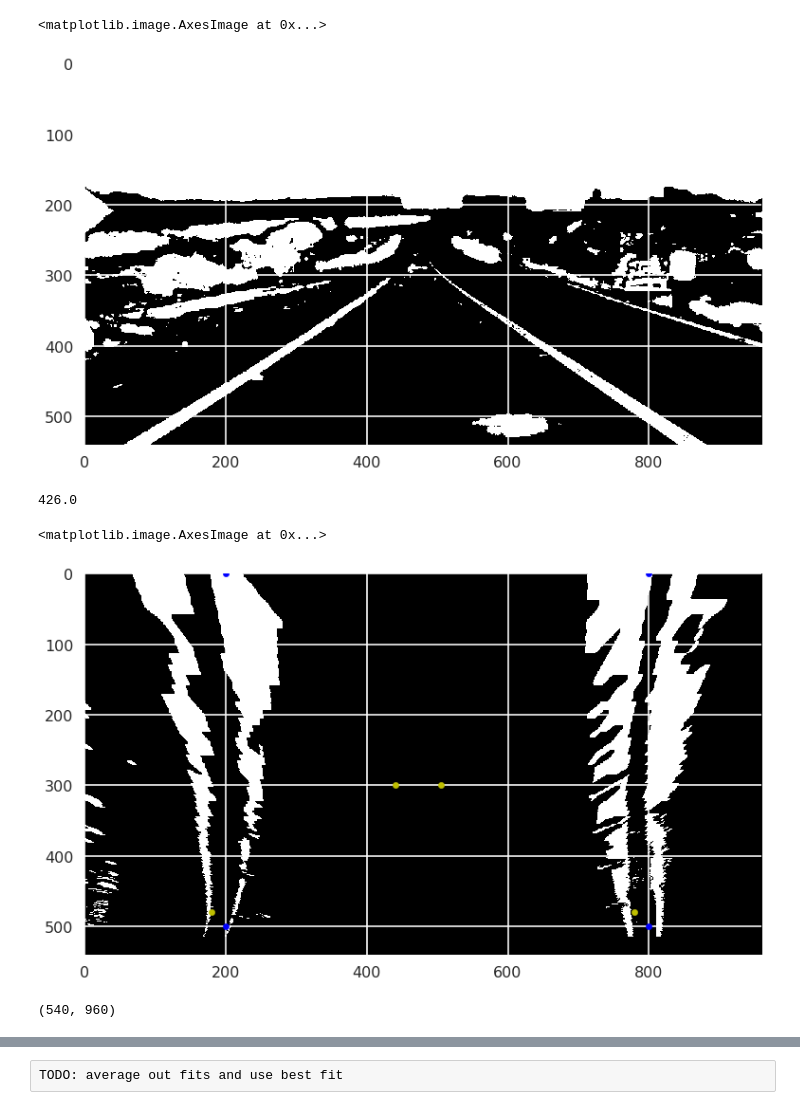
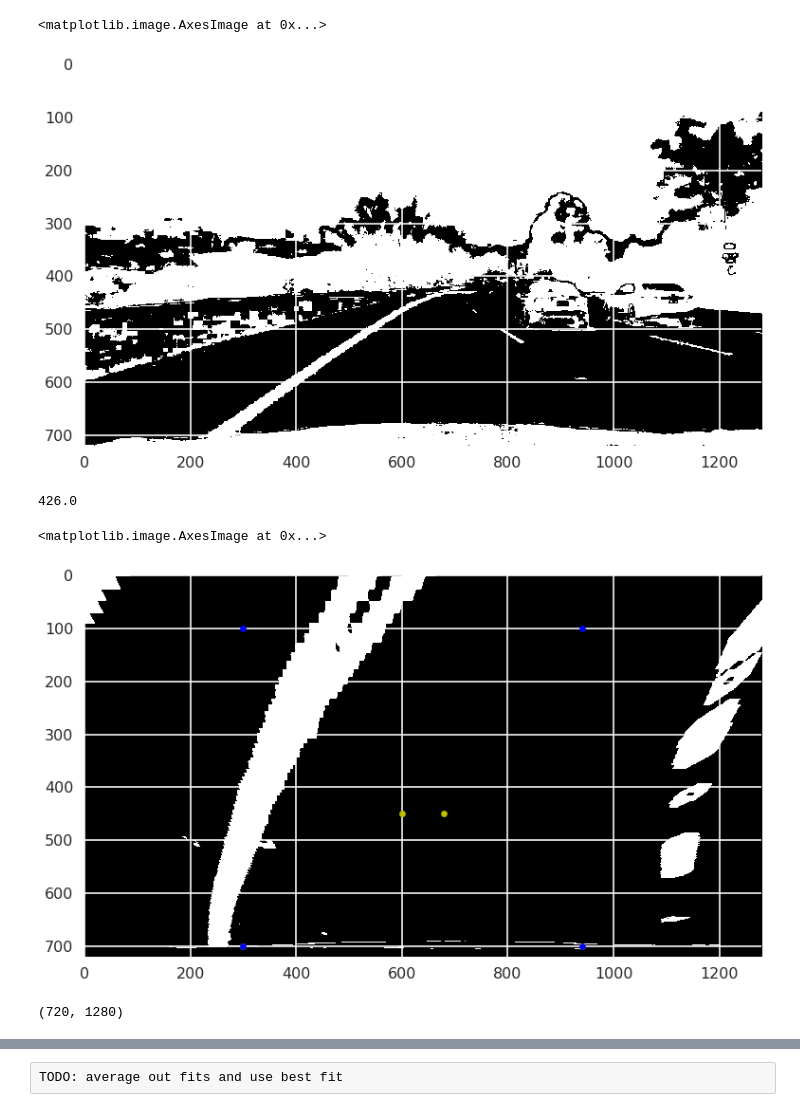
Before and after one commit to DrClick/SDC, a Jupyter notebook: sdc/project_4/cnd-all/project_pipeline.ipynb, the cells around one changed output, grey strips where cells are left out. Drawn from its saved outputs; the diff is of its cells as text; code cells hidden in the pictures.

```diff
--- a/sdc/project_4/cnd-all/project_pipeline.ipynb
+++ b/sdc/project_4/cnd-all/project_pipeline.ipynb
@@ -12,6 +14,7 @@ from math import log
 sns.set_context("poster")
 # %%
 img = imread("../exit-ramp.jpg")
+img = image_cache[0]
 plt.imshow(img)
 # %% [output]
 <matplotlib.image.AxesImage at 0x...>
@@ -129,17 +136,17 @@ tmp = hsv_threshold(img, (0,30))
 plt.imshow(tmp)
 # %% [output]
 <matplotlib.image.AxesImage at 0x...>
-[figure, old version]
+[figure, new version]
 # %%
 def find_lane_line(img):
-    x_threshold = abs_sobel_thresh(img, 'x', 30, 120, 31)
-    y_threshold = abs_sobel_thresh(img, 'y', 60, 180, 31)
-    d_threshold = dir_threshold(img, 11, (.7,1.2))
+    x_threshold = abs_sobel_thresh(img, 'x', 30, 200, 11)
+    y_threshold = abs_sobel_thresh(img, 'y', 30, 200, 11)
+#     d_threshold = dir_threshold(img, 11, (.7,1.2))
     c_threshold = color_threshold(img)
-    v_threshold = hsv_threshold(img)
+#     v_threshold = hsv_threshold(img)
 
     binary = np.zeros_like(x_threshold)
-    binary[((x_threshold == 1) | (y_threshold == 1)) & (d_threshold == 1) & (v_threshold == 1)] = 1
+    binary[((x_threshold == 1) | (y_threshold == 1)) |(c_threshold == 1)] = 1
     return binary
 # %%
 l_width = 825 - 200
@@ -151,18 +158,18 @@ midpoint_x - t_width/2
 426.0
 # %%
 tmp = find_lane_line(img)
-source_points = np.array([[440,300],[505,300],[180,480],[780,480]], dtype=np.float32)
-dest_points = np.array([[200,0],[800,0],[200,500],[800,500]], dtype=np.float32)
+source_points = np.array([[600,450],[680,450],[300,700],[940,700]], dtype=np.float32)
+dest_points = np.array([[300,100],[940,100],[300,700],[940,700]], dtype=np.float32)
 plt.scatter(x=[x[0] for x in source_points], y=[x[1] for x in source_points], c='y', s=40)
 plt.scatter(x=[x[0] for x in dest_points], y=[x[1] for x in dest_points], c='b', s=40)
 M = cv2.getPerspectiveTransform(source_points, dest_points)
 Minv = cv2.getPerspectiveTransform(dest_points, source_points)
 img_size = (tmp.shape[1], tmp.shape[0])
 warped = cv2.warpPerspective(tmp, M, img_size, flags=cv2.INTER_LINEAR )
 plt.imshow(warped, cmap="gray")
 # %% [output]
 <matplotlib.image.AxesImage at 0x...>
-[figure, old version]
+[figure, new version]
 # %%
 def moving_average(a, n=3) :
     ret = np.cumsum(a, dtype=float)
@@ -171,7 +178,7 @@ def moving_average(a, n=3) :
 # %%
 warped.shape
 # %% [output]
-(540, 960)
+(720, 1280)
 # %%
 #take histogram of the lower third of the image
 histogram = np.sum(warped[warped.shape[0]//3 * 2:,:], axis=0)
```
Also changed, not shown: parts of 26 cells of this notebook, 1 other file.
